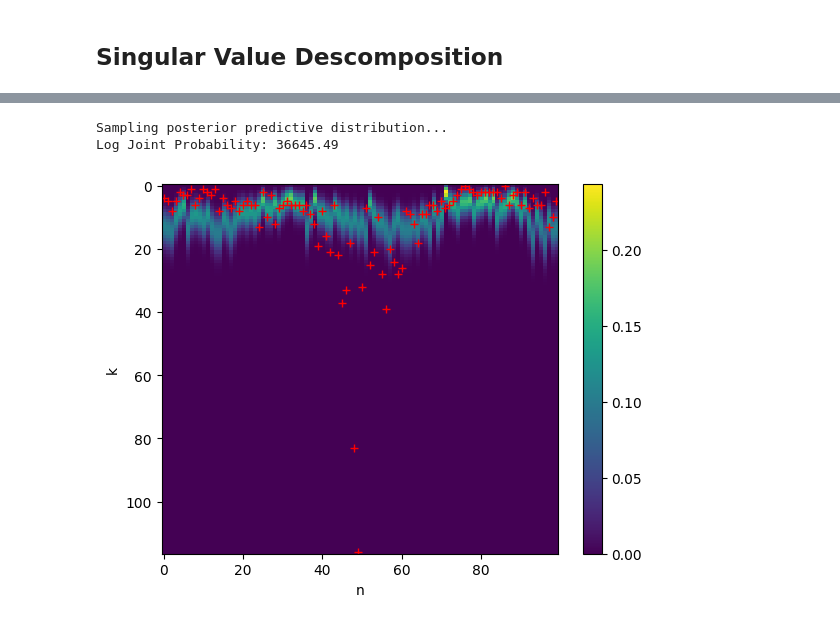
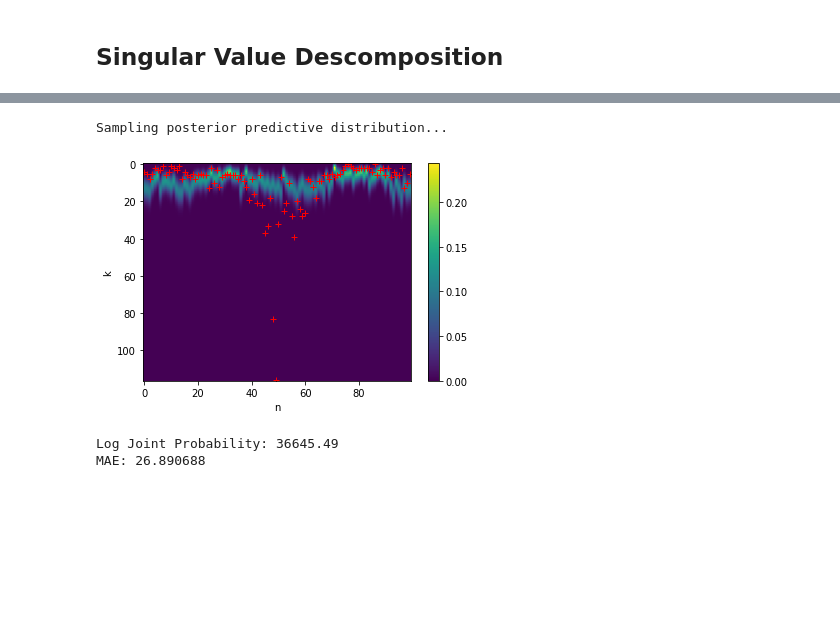
Before and after one commit to jilanglois-su/cobs10-dengai, a Jupyter notebook: notebooks/jjl-poisson-glm.ipynb, the cells around one changed output, grey strips where cells are left out. Cells and saved outputs as stored; diff of their text form; code cells hidden in the pictures; blank space fills up the shorter version.

```diff
--- a/notebooks/jjl-poisson-glm.ipynb
+++ b/notebooks/jjl-poisson-glm.ipynb
@@ -175,7 +177,9 @@ plt.show()
 # %%
-log_joint = poisson_glm2.validate_model(x_validate=z_validate, y_validate=y_validate)
+log_joint, mae = poisson_glm2.validate_model(x_validate=z_validate, y_validate=y_validate)
 print("Log Joint Probability: %.2f" % log_joint)
+print("MAE: %.6f" % mae)
 # %% [output]
 Sampling posterior predictive distribution...
-Log Joint Probability: 36645.49
-[figure, old version]
+[figure, new version]
+Log Joint Probability: 36645.49
+MAE: 26.890688
```
Also changed, not shown: parts of 9 cells of this notebook.
